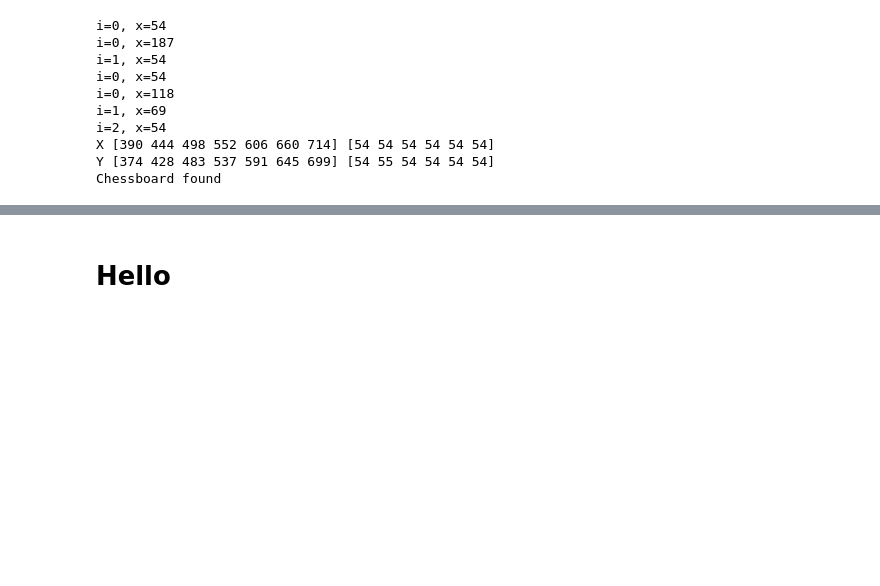
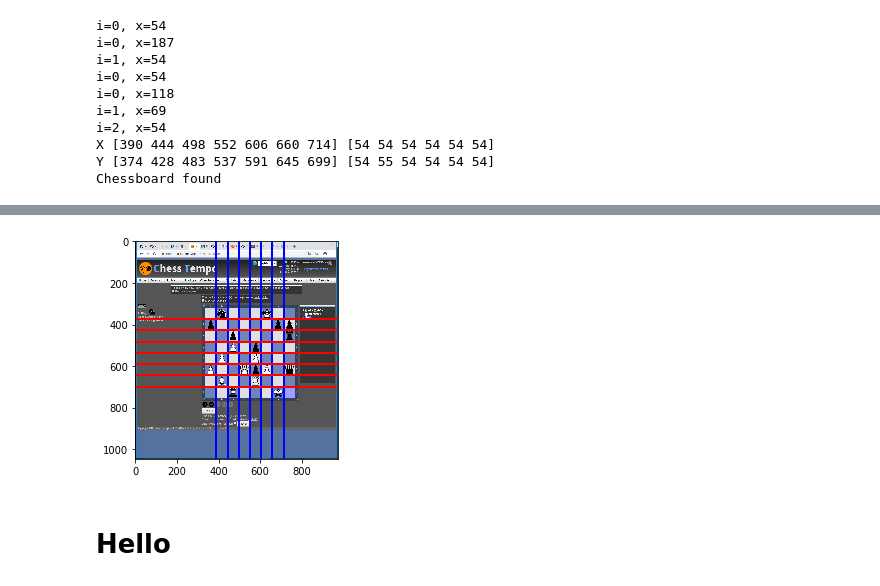
Before and after one commit to eric7237cire/chess-cnn, a Jupyter notebook: python_src/computer_vision.ipynb, the cells around one changed output, grey strips where cells are left out. Drawn from its saved outputs; the diff is of its cells as text; code cells hidden in the pictures; blank space fills up the shorter version.

```diff
--- a/python_src/computer_vision.ipynb
+++ b/python_src/computer_vision.ipynb
@@ -328,2 +353,11 @@ Chessboard found
+# %%
+plt.imshow(img)
+for hx in lines_x:
+    plt.axvline(hx, color='b', lw=2)
+
+for hy in lines_y:
+    plt.axhline(hy, color='r', lw=2)
+# %% [output]
+[figure, added]
 # %% [markdown]
 # Hello
```
Also changed, not shown: parts of 1 cell of this notebook.
